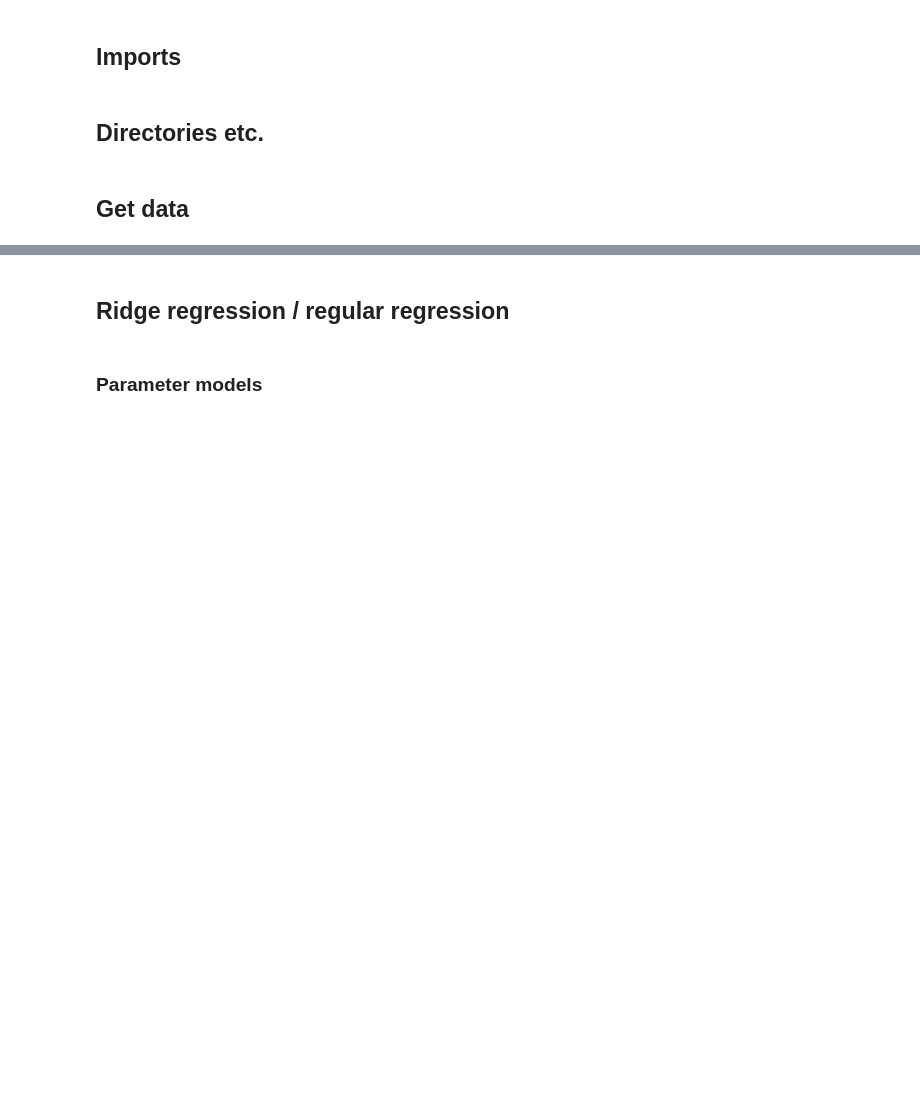
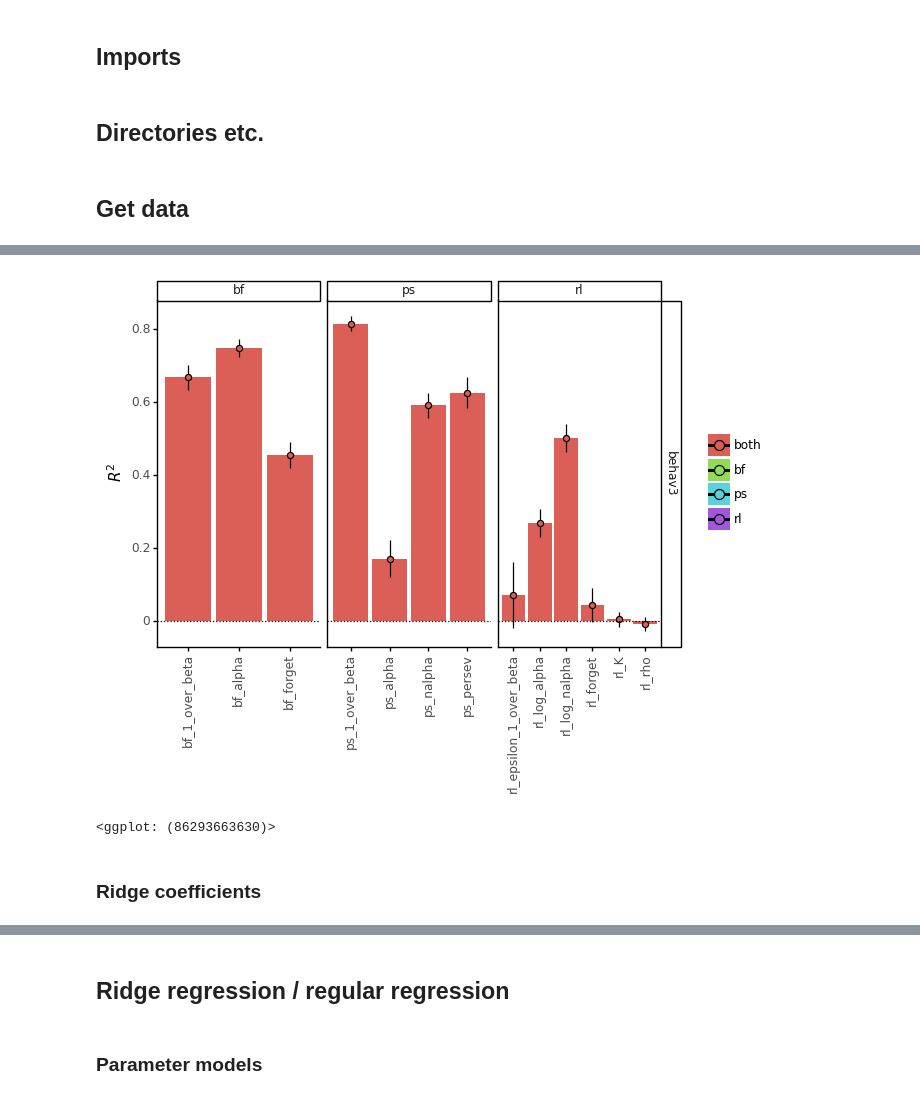
Before and after one commit to MariaEckstein/SLCN, a Jupyter notebook: models/MetaSLCN-07Plot4PredictTasksFromEachOther.ipynb, the cells around one changed output, grey strips where cells are left out. Saved outputs shown, nothing was run; the diff lists cells and outputs as text; code cells hidden in the pictures; blank space fills up the shorter version.

```diff
--- a/models/MetaSLCN-07Plot4PredictTasksFromEachOther.ipynb
+++ b/models/MetaSLCN-07Plot4PredictTasksFromEachOther.ipynb
@@ -75,0 +364,13 @@ print(behav_cols)
+# %%
+g.data = r2_results.loc[
+    (r2_results['param_or_behav'] == 'behav3') & (r2_results['color'] == 'both')
+]
+
+gg.options.figure_size = (6.5, 2)
+g.save(os.path.join(plot_save_path, '7_RidgeParamParam_r2_behav3.png'))
+g
+# %% [output]
+[figure, added]
+<ggplot: (86293663630)>
+# %% [markdown]
+### Ridge coefficients
```
Also changed, not shown: parts of 43 cells of this notebook.
